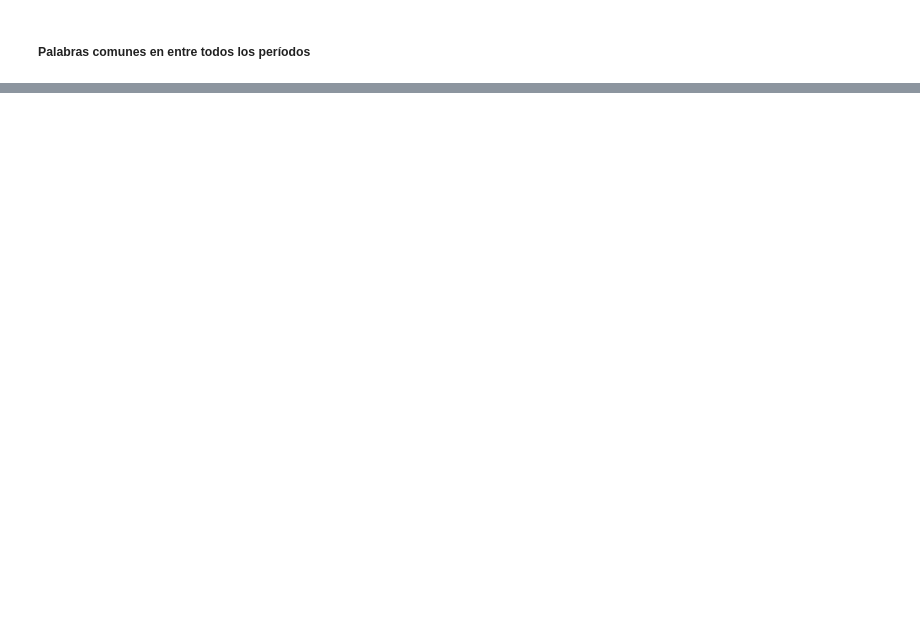
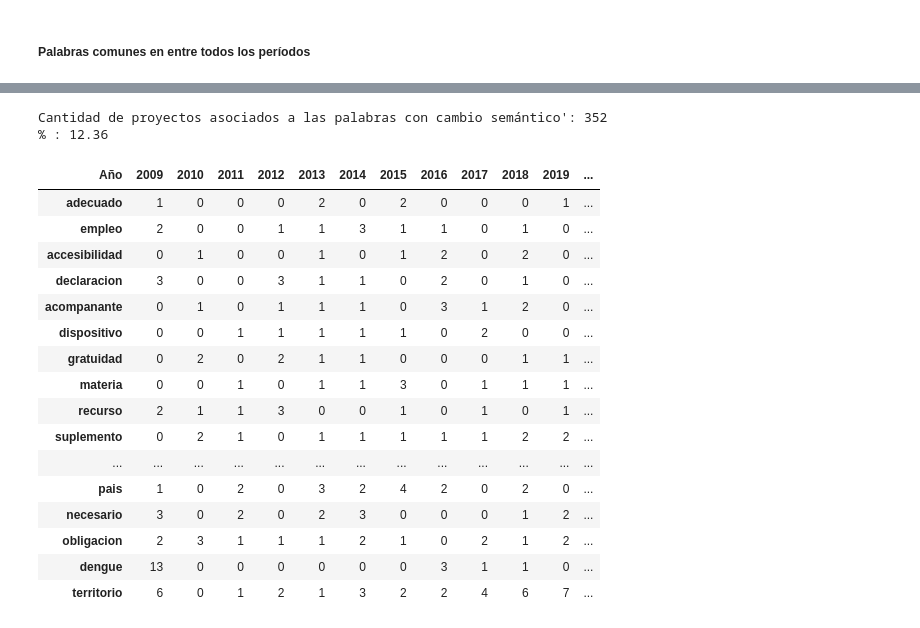
Before and after one commit to AmaliaGuaymasCanavire/iamas_iniciativasleg_salud, a Jupyter notebook: src/notebooks/5.2.contexto_cambio_semantico.ipynb, the cells around one changed output, grey strips where cells are left out. Saved outputs shown, nothing was run; the diff lists cells and outputs as text; code cells hidden in the pictures; blank space fills up the shorter version.

```diff
--- a/src/notebooks/5.2.contexto_cambio_semantico.ipynb
+++ b/src/notebooks/5.2.contexto_cambio_semantico.ipynb
@@ -563,10 +764,0 @@ Name: proportion, dtype: float64
-# %%
-# Convertimos a minúscula y verificamos si la palabra aparece en el título
-for palabras_clave in [palabras_comunes,  palabras_emergentes]:
-
-    for palabra in palabras_clave:
-        grupo = basetexto_com_df[basetexto_com_df[f'contiene_{palabra}']]
-        com_df = grupo['comision_nombre_normalizada_Levenshtein'].value_counts( normalize=True)
-        print(f'\nAnálisis para la palabra "{palabra}":')
-        print('Cantidad de comisiones:', len(com_df))
-        print('Detalle de comisiones:', com_df)
@@ -590,0 +776,16 @@ Name: proportion, dtype: float64
+# %%
+pal = set(['materia', 'legal', 'declaracion']).union(set(['acompanante', 'dengue', 'recurso' ,'tipo' ,'patologia', 'comunitario','empleo', 'ingreso' ,'territorio']))
+pal = pal.union(set( ['comunitario', 'adecuado', 'dispositivo'])).union(set(['necesario', 'materia', 'suplemento', 'obligacion' ,'tipo', 'gratuidad','forma' ,'domiciliario' ,'pais' ,'accesibilidad']))
+pal = pal.union(set(top10pal))
+pal = list(pal)
+# %%
+# Convertimos a minúscula y verificamos si la palabra aparece en el título
+for palabra in pal:
+    basetexto_df[palabra] = basetexto_df['Título normalizado'].str.contains(rf'\b{palabra}\b', case=False)
+# %%
+proyectos_relevantes = basetexto_df[basetexto_df[pal].any(axis=1)]
+print("Cantidad de proyectos asociados a las palabras con cambio semántico':" ,proyectos_relevantes.shape[0])
+print("% :" , round((proyectos_relevantes.shape[0]/basetexto_df.shape[0]) * 100,2))
+# %% [output]
+Cantidad de proyectos asociados a las palabras con cambio semántico': 352
+% : 12.36
@@ -590,0 +812,20 @@ Name: proportion, dtype: float64
+# %%
+frecuencias_df
+# %% [output]
+| Año | 2009 | 2010 | 2011 | 2012 | 2013 | 2014 | 2015 | 2016 | 2017 | 2018 | 2019 | ... |
+| adecuado | 1 | 0 | 0 | 0 | 2 | 0 | 2 | 0 | 0 | 0 | 1 | ... |
+| empleo | 2 | 0 | 0 | 1 | 1 | 3 | 1 | 1 | 0 | 1 | 0 | ... |
+| accesibilidad | 0 | 1 | 0 | 0 | 1 | 0 | 1 | 2 | 0 | 2 | 0 | ... |
+| declaracion | 3 | 0 | 0 | 3 | 1 | 1 | 0 | 2 | 0 | 1 | 0 | ... |
+| acompanante | 0 | 1 | 0 | 1 | 1 | 1 | 0 | 3 | 1 | 2 | 0 | ... |
+| dispositivo | 0 | 0 | 1 | 1 | 1 | 1 | 1 | 0 | 2 | 0 | 0 | ... |
+| gratuidad | 0 | 2 | 0 | 2 | 1 | 1 | 0 | 0 | 0 | 1 | 1 | ... |
+| materia | 0 | 0 | 1 | 0 | 1 | 1 | 3 | 0 | 1 | 1 | 1 | ... |
+| recurso | 2 | 1 | 1 | 3 | 0 | 0 | 1 | 0 | 1 | 0 | 1 | ... |
+| suplemento | 0 | 2 | 1 | 0 | 1 | 1 | 1 | 1 | 1 | 2 | 2 | ... |
+| ... | ... | ... | ... | ... | ... | ... | ... | ... | ... | ... | ... | ... |
+| pais | 1 | 0 | 2 | 0 | 3 | 2 | 4 | 2 | 0 | 2 | 0 | ... |
+| necesario | 3 | 0 | 2 | 0 | 2 | 3 | 0 | 0 | 0 | 1 | 2 | ... |
+| obligacion | 2 | 3 | 1 | 1 | 1 | 2 | 1 | 0 | 2 | 1 | 2 | ... |
+| dengue | 13 | 0 | 0 | 0 | 0 | 0 | 0 | 3 | 1 | 1 | 0 | ... |
+| territorio | 6 | 0 | 1 | 2 | 1 | 3 | 2 | 2 | 4 | 6 | 7 | ... |
```
Also changed, not shown: parts of 65 cells of this notebook, 4 other files.
